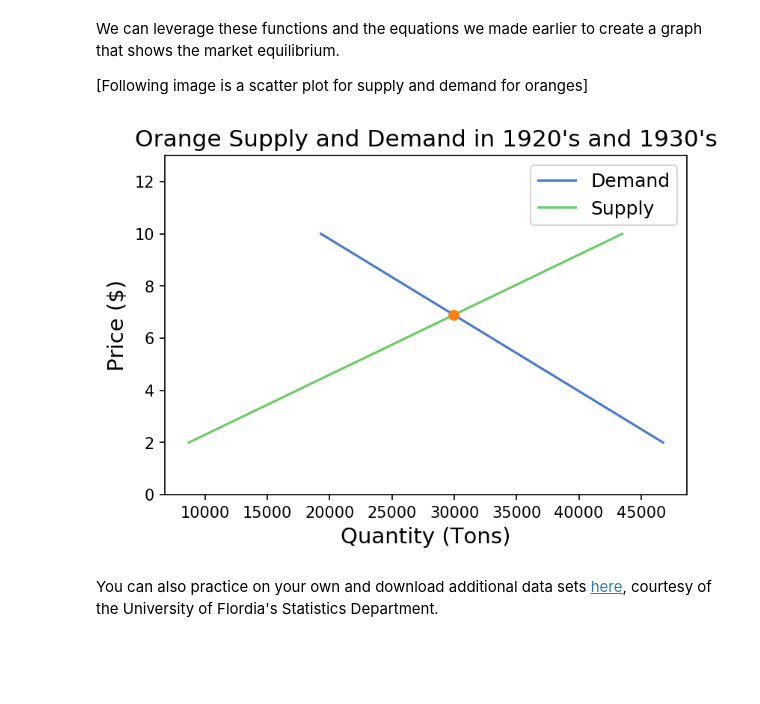
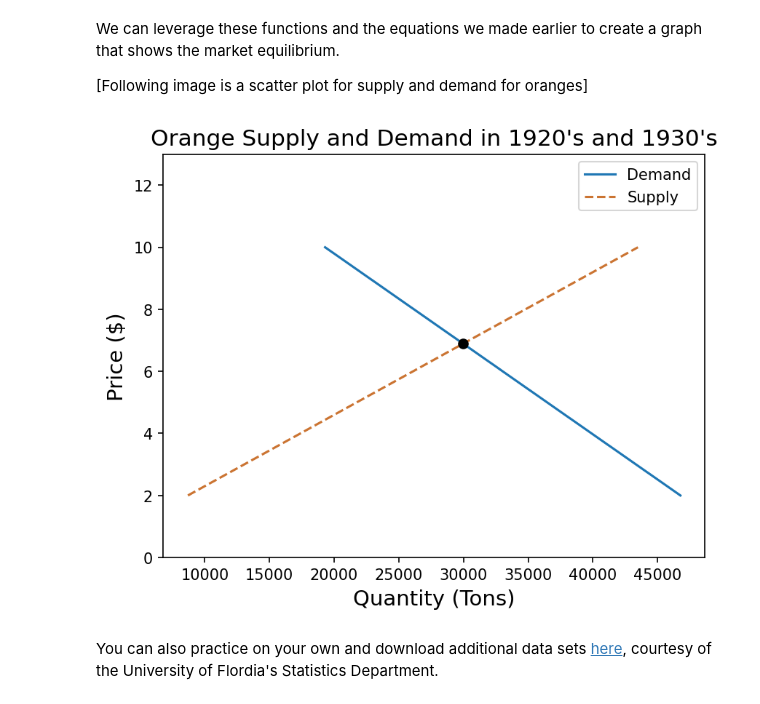
Before and after one commit to data-88e/textbook, a Jupyter notebook: content/02-supply/04-market-equilibria.ipynb, the cells around one changed output. Saved outputs shown, nothing was run; the diff lists cells and outputs as text; code cells hidden in the pictures; blank space fills up the shorter version.

```diff
--- a/content/02-supply/04-market-equilibria.ipynb
+++ b/content/02-supply/04-market-equilibria.ipynb
@@ -172,15 +172,15 @@ There are 2 pre-made functions we will use: `plot_equation` and `plot_intercept`
 - `plot_equation`: It takes in the equation we made previously (either demand or supply) and visualizes the equations between the different prices we give it
 - `plot_intercept`: It takes in two different equations (demand and supply), finds the point at which the two intersect, and creates a scatter plot of the result
 # %%
-def plot_equation(equation, price_start, price_end, label=None):
+def plot_equation(equation, price_start, price_end, label=None, color=None, linestyle=None):
     plot_prices = [price_start, price_end]
     plot_quantities = [equation.subs(list(equation.free_symbols)[0], c) for c in plot_prices]
-    plt.plot(plot_quantities, plot_prices, label=label)
+    plt.plot(plot_quantities, plot_prices, label=label, color=color, linestyle=linestyle)
 
 def plot_intercept(eq1, eq2):
     ex = sympy.solve(eq1-eq2)[0]
     why = eq1.subs(list(eq1.free_symbols)[0], ex)
-    plt.scatter([why], [ex], zorder=10, color="tab:orange")
+    plt.scatter([why], [ex], zorder=10, color="black")
     return (ex, why)
 # %% [markdown]
 We can leverage these functions and the equations we made earlier to create a graph that shows the market equilibrium.
@@ -189,16 +189,17 @@ We can leverage these functions and the equations we made earlier to create a gr
 # %%
 mpl.rcParams['figure.dpi'] = 150
 plot_equation(demand, 2, 10, label = "Demand")
-plot_equation(supply, 2, 10, label = "Supply")
+plot_equation(supply, 2, 10, label = "Supply", color="#CB7432", linestyle="dashed")
 plt.ylim(0,13)
 plt.title("Orange Supply and Demand in 1920's and 1930's", fontsize = 15)
 plt.xlabel("Quantity (Tons)", fontsize = 14)
 plt.ylabel("Price ($)", fontsize = 14)
 plot_intercept(supply, demand)
 plt.legend(loc = "upper right", fontsize = 12)
+plt.legend()
 plt.show()
 # %% [output]
-[figure, old version]
+[figure, new version]
 # %% [markdown]
 You can also practice on your own and download additional data sets [here](http://users.stat.ufl.edu/~winner/datasets.html), courtesy of the University of Flordia's Statistics Department.
 # %% [markdown]
```
Also changed, not shown: parts of 2 cells of this notebook, 3 other files.
